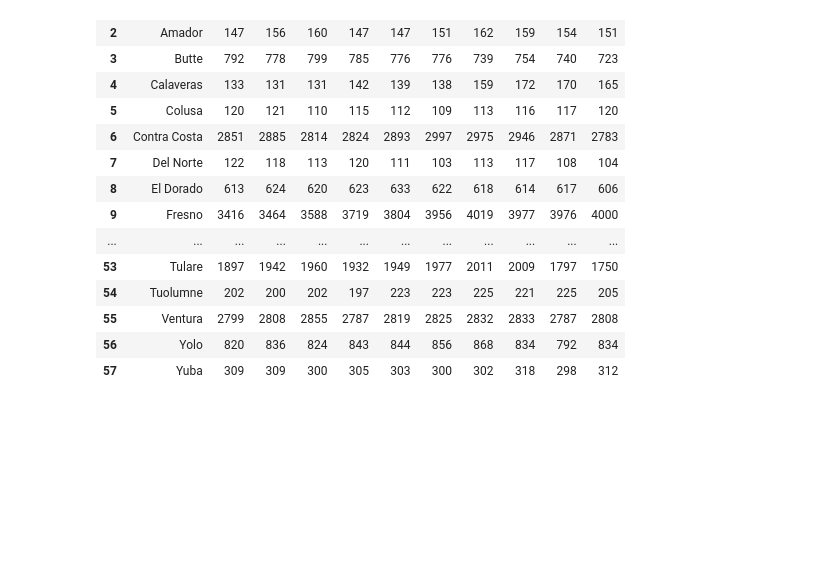
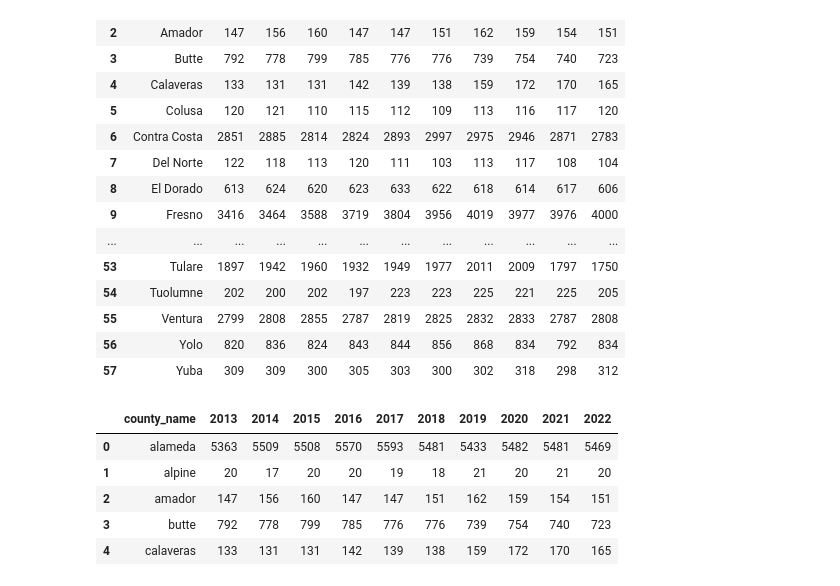
Before and after one commit to LeoH10462/test_final, a Jupyter notebook: final.ipynb, the cells around one changed output. Saved outputs shown, nothing was run; the diff lists cells and outputs as text; code cells hidden in the pictures; blank space fills up the shorter version.

```diff
--- a/final.ipynb
+++ b/final.ipynb
@@ -33,8 +33,16 @@ police_pop
 # police_pop.to_csv('static/police_poplulation1.csv', index=False)
 # %%
 df = pd.read_csv('static/police_poplulation1.csv')
-new_df = df.set_index('county_name').T
-new_df = new_df.reset_index().rename(columns={'index':'year'})
-
-new_df.head()
-new_df.to_csv('static/temp_all_pop.csv', index= False)
+# new_df = df.set_index('county_name').T
+# new_df = new_df.reset_index().rename(columns={'index':'year'})
+# new_df.head()
+# new_df.to_csv('static/temp_all_pop.csv', index= False)
+df['county_name'] = df['county_name'].str.lower()
+df.head()
+# %% [output]
+|  | county_name | 2013 | 2014 | 2015 | 2016 | 2017 | 2018 | 2019 | 2020 | 2021 | 2022 |
+| 0 | alameda | 5363 | 5509 | 5508 | 5570 | 5593 | 5481 | 5433 | 5482 | 5481 | 5469 |
+| 1 | alpine | 20 | 17 | 20 | 20 | 19 | 18 | 21 | 20 | 21 | 20 |
+| 2 | amador | 147 | 156 | 160 | 147 | 147 | 151 | 162 | 159 | 154 | 151 |
+| 3 | butte | 792 | 778 | 799 | 785 | 776 | 776 | 739 | 754 | 740 | 723 |
+| 4 | calaveras | 133 | 131 | 131 | 142 | 139 | 138 | 159 | 172 | 170 | 165 |
```
Also changed, not shown: parts of 1 cell of this notebook, 4 other files.
